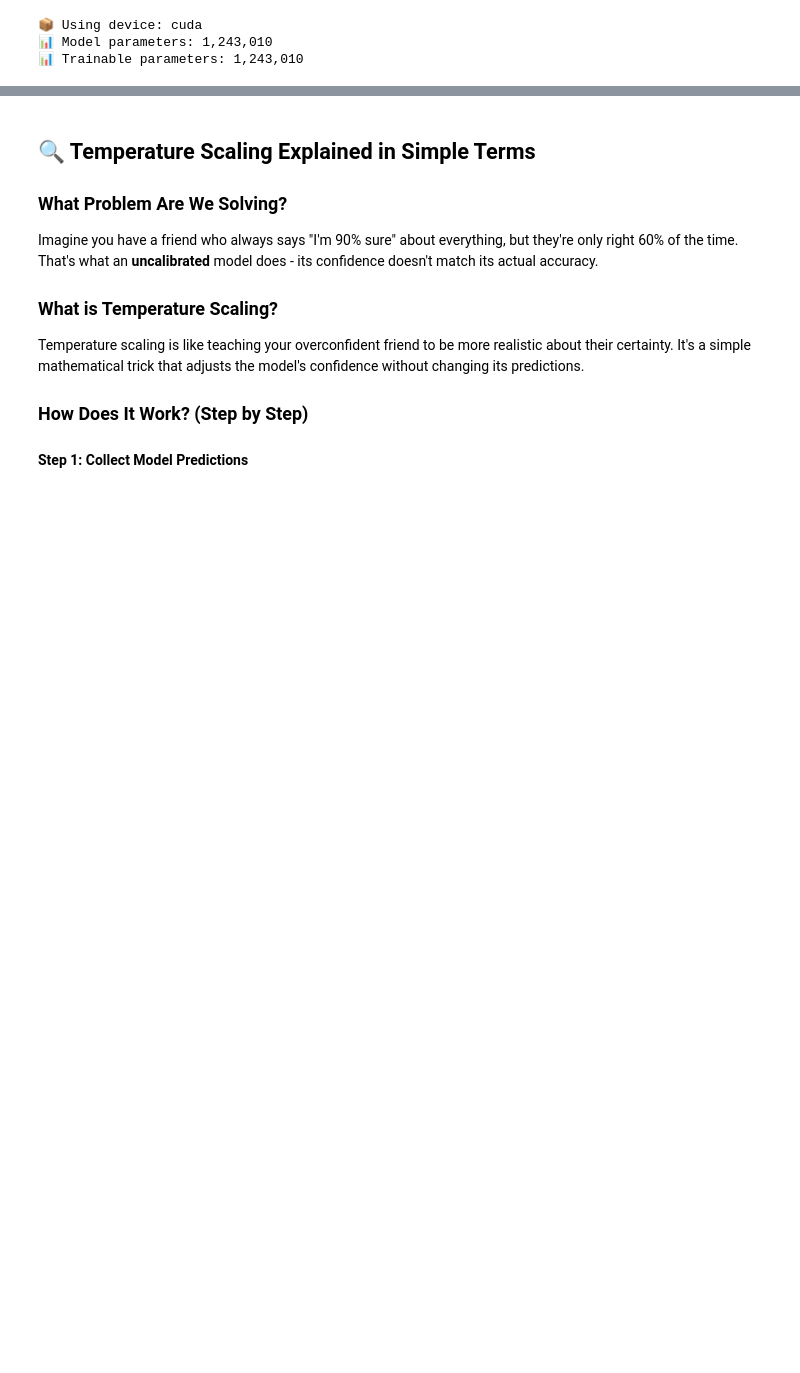
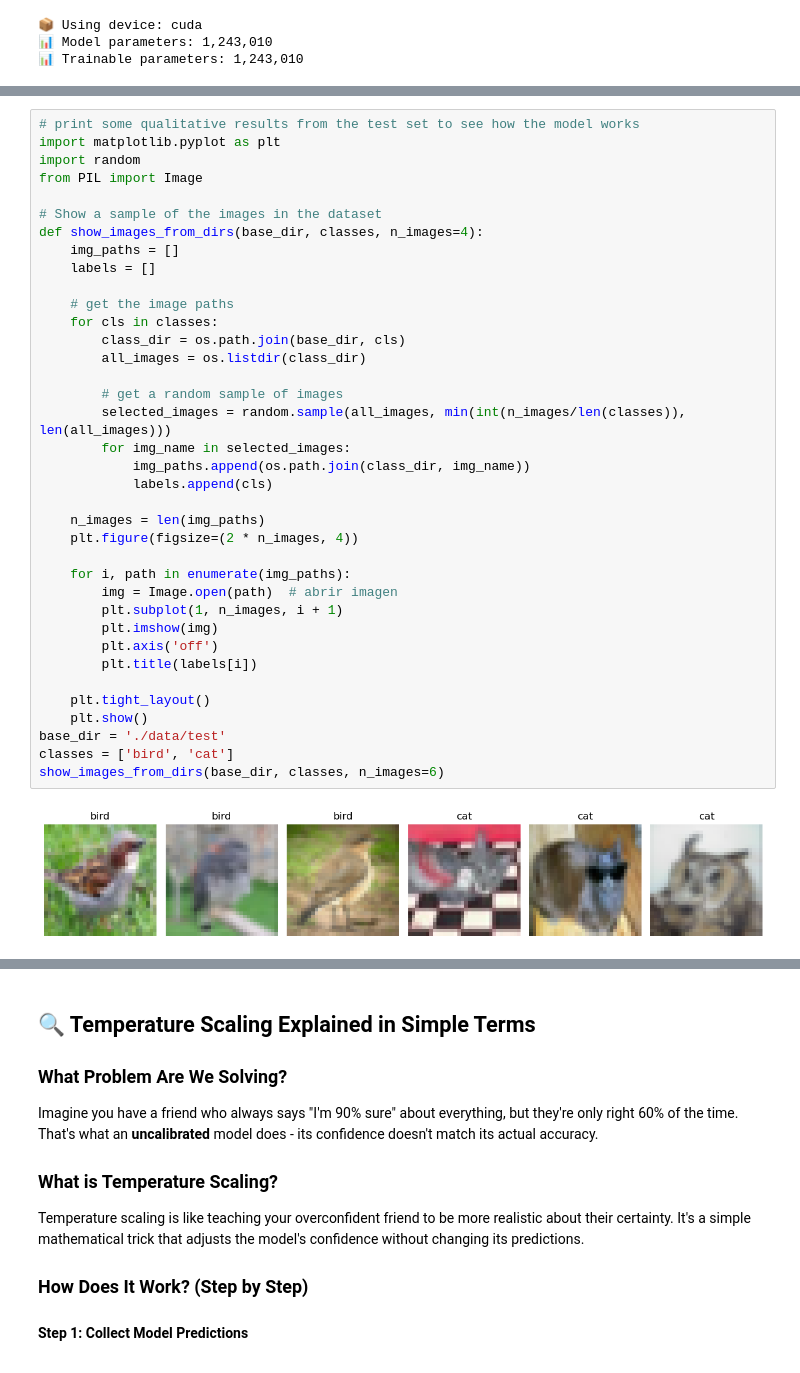
Before and after one commit to sprieton/CIFAR10_LeNet5, a Jupyter notebook: CIFAR10_LeNet5_v2.ipynb, the cells around one changed output, grey strips where cells are left out. Drawn from its saved outputs; the diff is of its cells as text; blank space fills up the shorter version.

```diff
--- a/CIFAR10_LeNet5_v2.ipynb
+++ b/CIFAR10_LeNet5_v2.ipynb
@@ -793,2 +840,41 @@ print("="*70)
    • The parameter 'a' controls the 'temperature' of the softmax function
 ======================================================================
+# %%
+# print some qualitative results from the test set to see how the model works
+import matplotlib.pyplot as plt
+import random
+from PIL import Image
+
+# Show a sample of the images in the dataset
+def show_images_from_dirs(base_dir, classes, n_images=4):
+    img_paths = []
+    labels = []
+
+    # get the image paths
+    for cls in classes:
+        class_dir = os.path.join(base_dir, cls)
+        all_images = os.listdir(class_dir)
+
+        # get a random sample of images
+        selected_images = random.sample(all_images, min(int(n_images/len(classes)), len(all_images)))
+        for img_name in selected_images:
+            img_paths.append(os.path.join(class_dir, img_name))
+            labels.append(cls)
+
+    n_images = len(img_paths)
+    plt.figure(figsize=(2 * n_images, 4))
+
+    for i, path in enumerate(img_paths):
+        img = Image.open(path)  # abrir imagen
+        plt.subplot(1, n_images, i + 1)
+        plt.imshow(img)
+        plt.axis('off')
+        plt.title(labels[i])
+
+    plt.tight_layout()
+    plt.show()
+base_dir = './data/test'
+classes = ['bird', 'cat']
+show_images_from_dirs(base_dir, classes, n_images=6)
+# %% [output]
+[figure, added]
```
Also changed, not shown: parts of 11 cells of this notebook.
